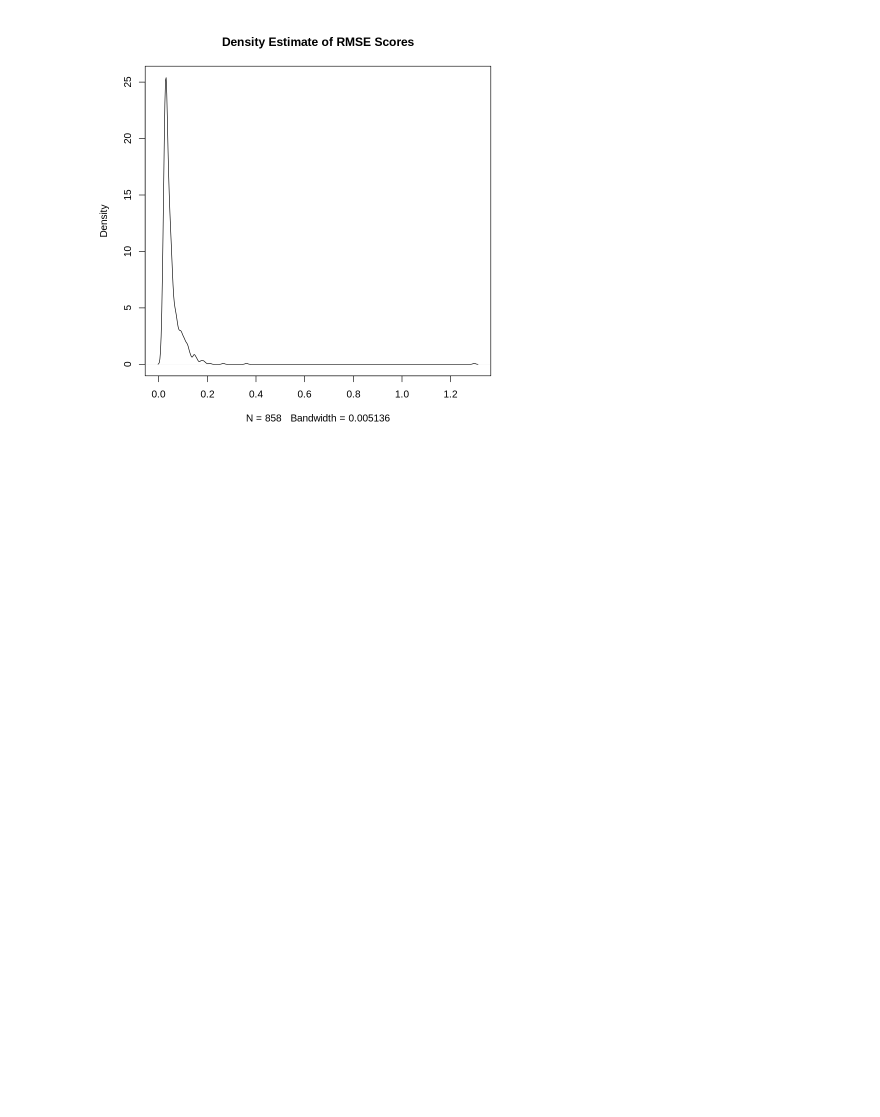
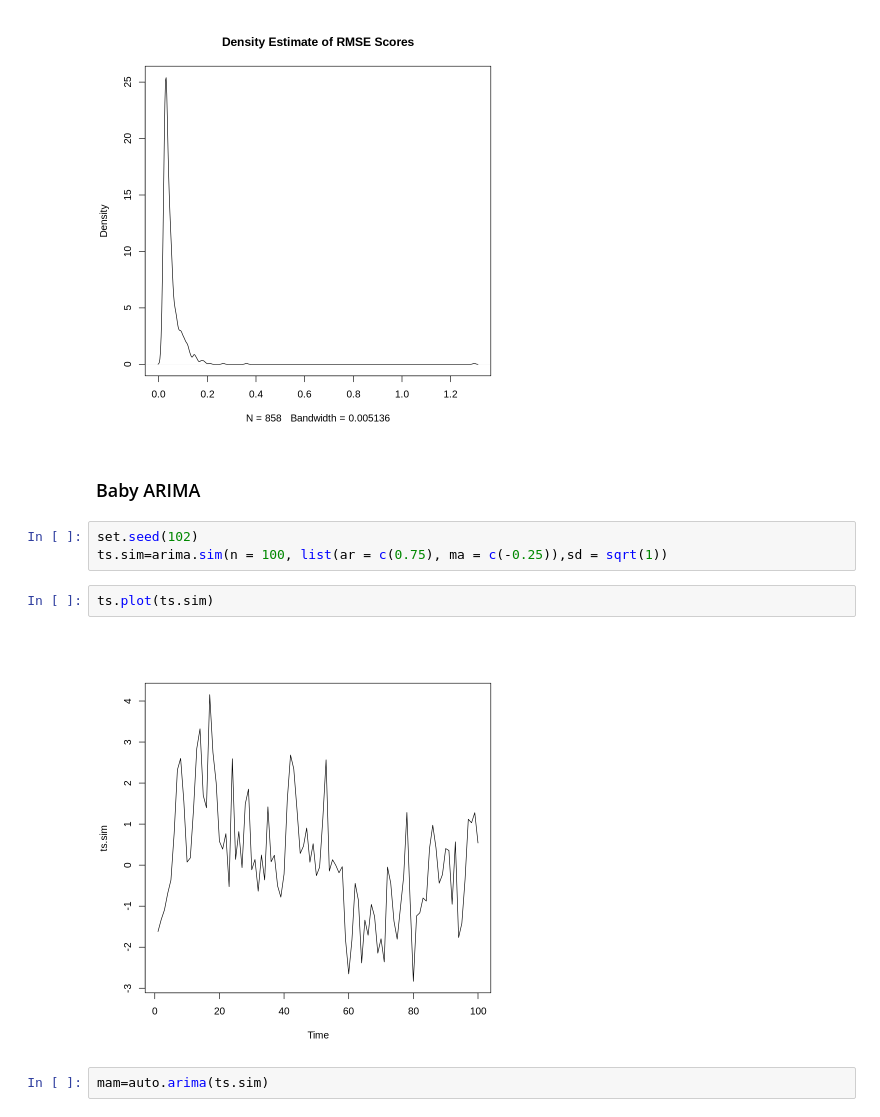
Before and after one commit to eddie-a-salinas/CA-Hydrology-W210-SP2022, a Jupyter notebook: ARIMA_Explorer.ipynb, the cells around one changed output. Cells and saved outputs as stored; diff of their text form; blank space fills up the shorter version.

```diff
--- a/ARIMA_Explorer.ipynb
+++ b/ARIMA_Explorer.ipynb
@@ -379,3 +379,14 @@ abline(v=worst_rmse, col="red")
 # %% [output]
 [figure]
 [figure]
+# %% [markdown]
+### Baby ARIMA
+# %%
+set.seed(102)
+ts.sim=arima.sim(n = 100, list(ar = c(0.75), ma = c(-0.25)),sd = sqrt(1))
+# %%
+ts.plot(ts.sim)
+# %% [output]
+[figure, added]
+# %%
+mam=auto.arima(ts.sim)
```
Also changed, not shown: parts of 14 cells of this notebook, 5 other files.
